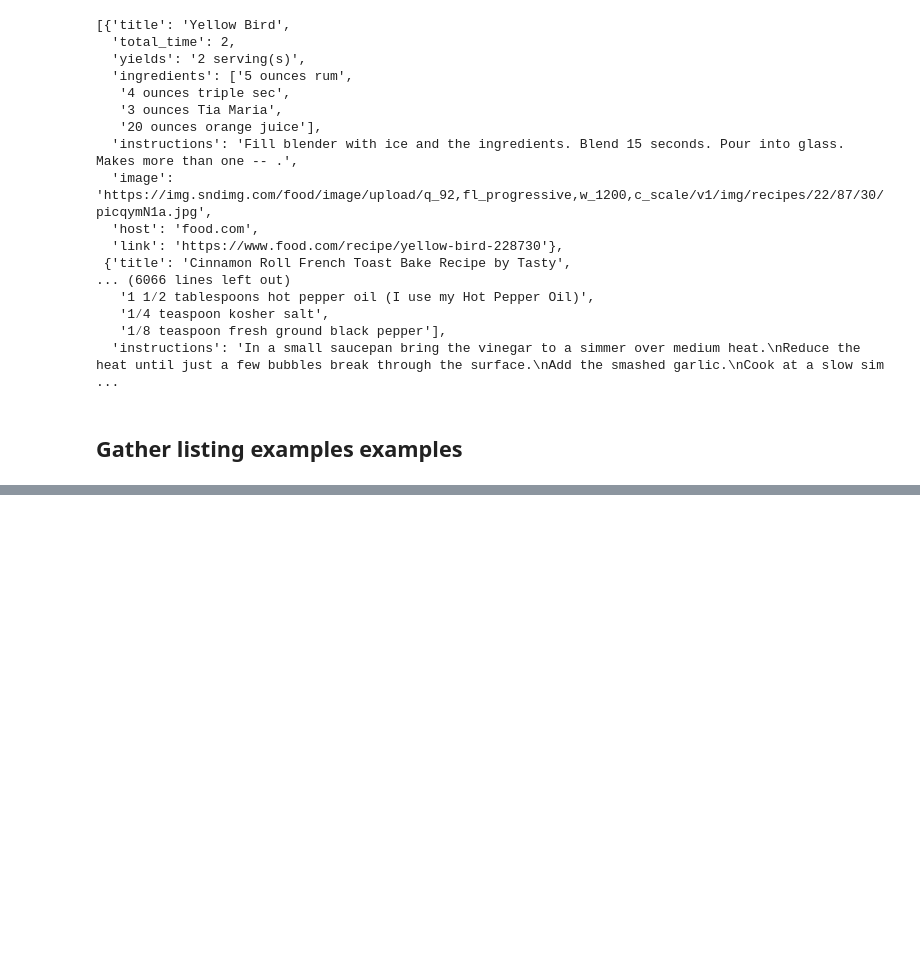
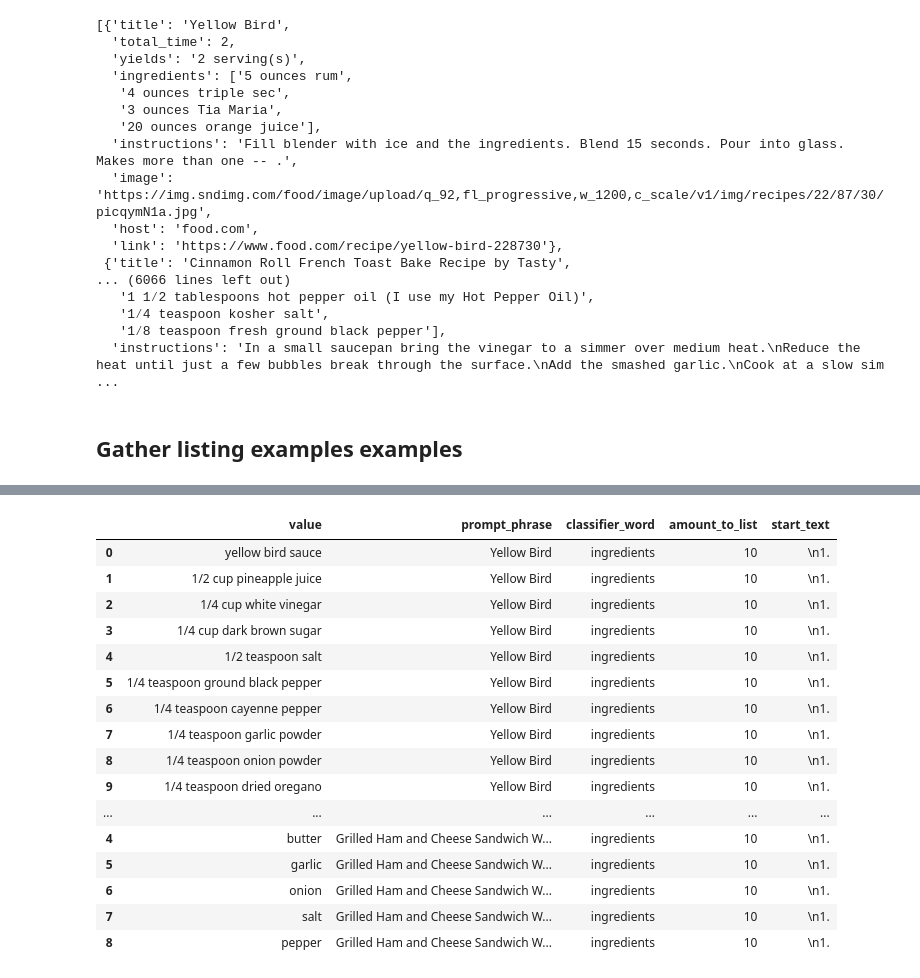
Before and after one commit to taisti/ingredient_functions, a Jupyter notebook: notebooks/listing_prompt.ipynb, the cells around one changed output, grey strips where cells are left out. Cells and saved outputs as stored; diff of their text form; code cells hidden in the pictures; blank space fills up the shorter version.

```diff
--- a/notebooks/listing_prompt.ipynb
+++ b/notebooks/listing_prompt.ipynb
@@ -64,0 +70,20 @@ df_ingredients
+# %%
+df_ingredients_old[:1010]
+# %% [output]
+|  | value | prompt_phrase | classifier_word | amount_to_list | start_text |
+| 0 | yellow bird sauce | Yellow Bird | ingredients | 10 | \n1. |
+| 1 | 1/2 cup pineapple juice | Yellow Bird | ingredients | 10 | \n1. |
+| 2 | 1/4 cup white vinegar | Yellow Bird | ingredients | 10 | \n1. |
+| 3 | 1/4 cup dark brown sugar | Yellow Bird | ingredients | 10 | \n1. |
+| 4 | 1/2 teaspoon salt | Yellow Bird | ingredients | 10 | \n1. |
+| 5 | 1/4 teaspoon ground black pepper | Yellow Bird | ingredients | 10 | \n1. |
+| 6 | 1/4 teaspoon cayenne pepper | Yellow Bird | ingredients | 10 | \n1. |
+| 7 | 1/4 teaspoon garlic powder | Yellow Bird | ingredients | 10 | \n1. |
+| 8 | 1/4 teaspoon onion powder | Yellow Bird | ingredients | 10 | \n1. |
+| 9 | 1/4 teaspoon dried oregano | Yellow Bird | ingredients | 10 | \n1. |
+| ... | ... | ... | ... | ... | ... |
+| 4 | butter | Grilled Ham and Cheese Sandwich W... | ingredients | 10 | \n1. |
+| 5 | garlic | Grilled Ham and Cheese Sandwich W... | ingredients | 10 | \n1. |
+| 6 | onion | Grilled Ham and Cheese Sandwich W... | ingredients | 10 | \n1. |
+| 7 | salt | Grilled Ham and Cheese Sandwich W... | ingredients | 10 | \n1. |
+| 8 | pepper | Grilled Ham and Cheese Sandwich W... | ingredients | 10 | \n1. |
```
Also changed, not shown: parts of 7 cells of this notebook, 15 other files.
